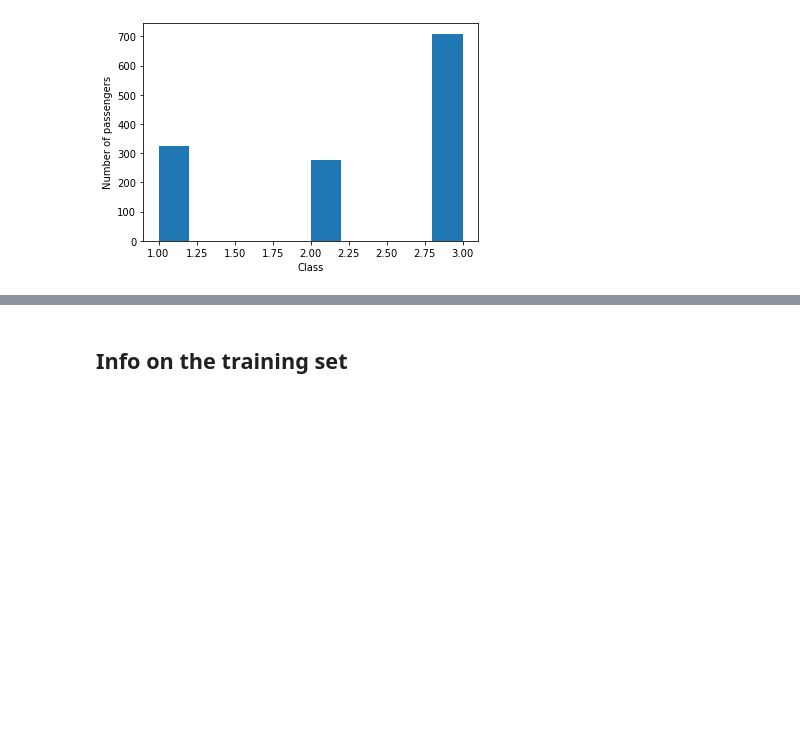
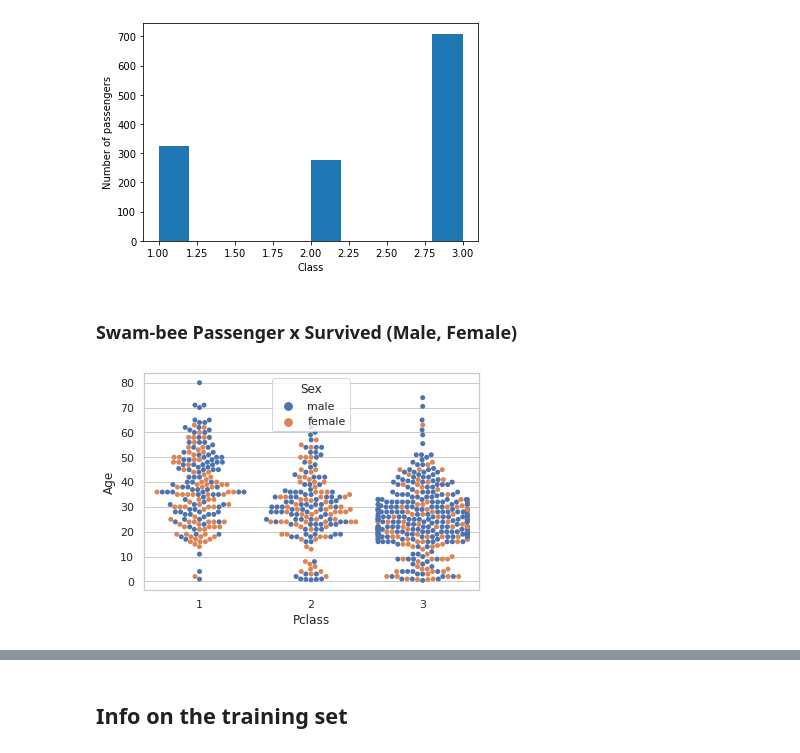
Before and after one commit to andrelas1/ml, a Jupyter notebook: kaggle/LogisticRegression.ipynb, the cells around one changed output, grey strips where cells are left out. Drawn from its saved outputs; the diff is of its cells as text; code cells hidden in the pictures; blank space fills up the shorter version.

Commit message:
feat(kaggle): add swarm bee, ECDF and percentiles

```diff
--- a/kaggle/LogisticRegression.ipynb
+++ b/kaggle/LogisticRegression.ipynb
@@ -106,3 +108,10 @@ plt.xlabel('Class')
 plt.show()
 # %% [output]
 [figure]
+# %% [markdown]
+### Swam-bee Passenger x Survived (Male, Female)
+# %%
+sns.set_theme(style="whitegrid")
+ax = sns.swarmplot(x="Pclass", y="Age", hue="Sex", data=train_data)
+# %% [output]
+[figure, added]
```
Also changed, not shown: parts of 28 cells of this notebook.
